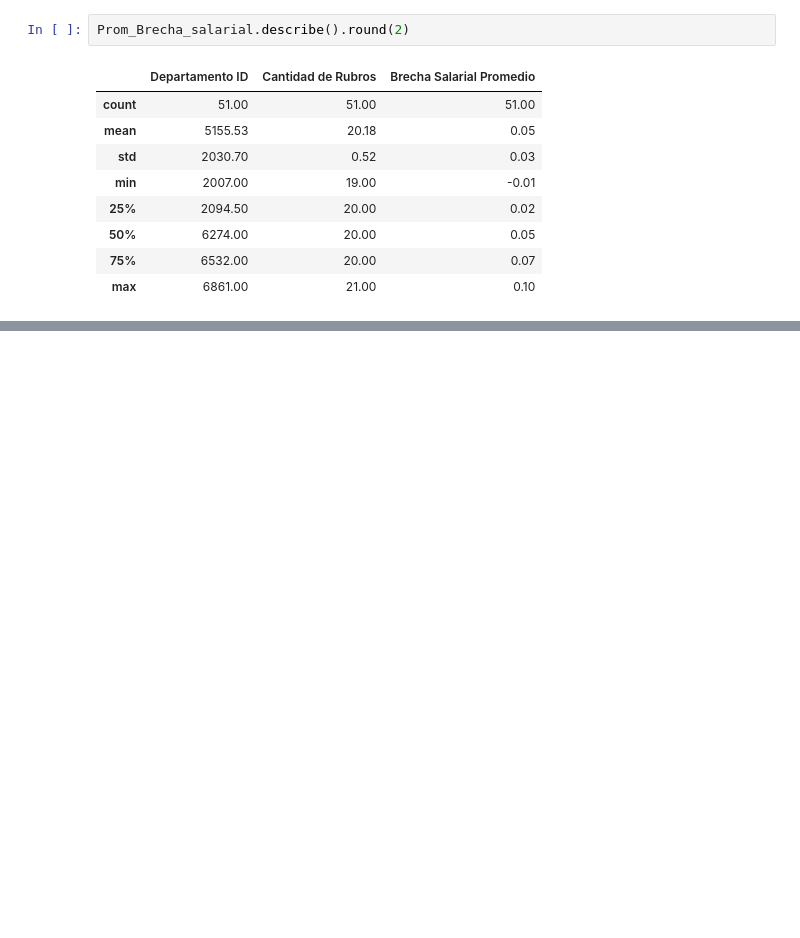
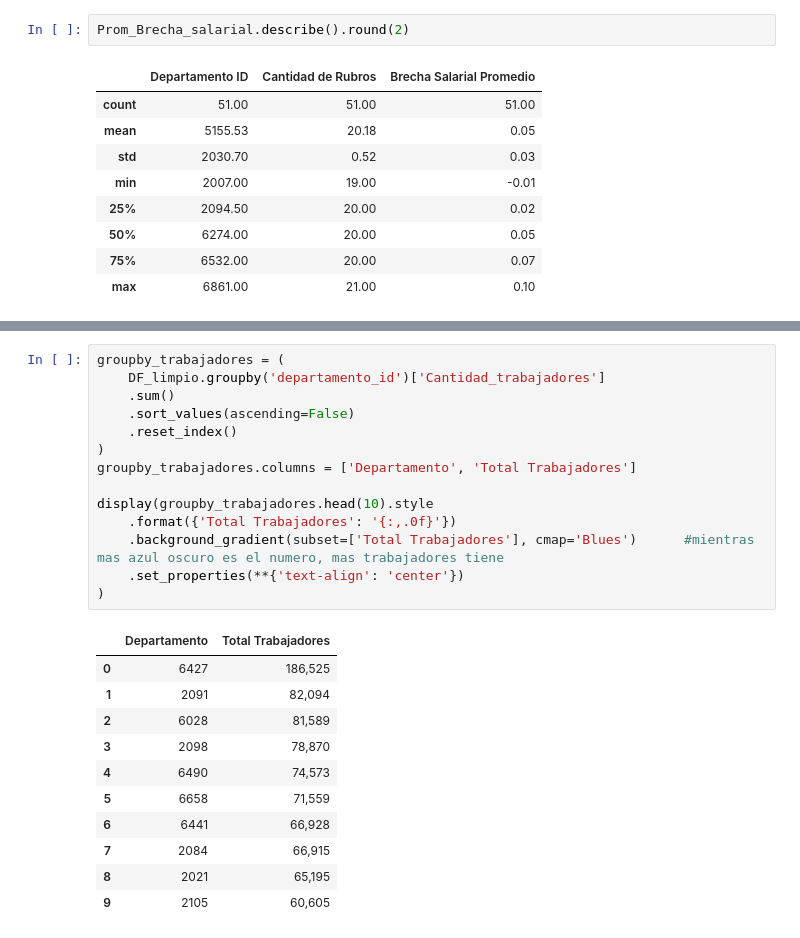
Before and after one commit to tost1n/Tp-laboratorio, a Jupyter notebook: Tp.ipynb, the cells around one changed output, grey strips where cells are left out. Drawn from its saved outputs; the diff is of its cells as text; blank space fills up the shorter version.

```diff
--- a/Tp.ipynb
+++ b/Tp.ipynb
@@ -740,0 +750,26 @@ Prom_Brecha_salarial.describe().round(2)
+# %%
+groupby_trabajadores = (
+    DF_limpio.groupby('departamento_id')['Cantidad_trabajadores']
+    .sum()
+    .sort_values(ascending=False)
+    .reset_index()
+)
+groupby_trabajadores.columns = ['Departamento', 'Total Trabajadores']
+
+display(groupby_trabajadores.head(10).style
+    .format({'Total Trabajadores': '{:,.0f}'})
+    .background_gradient(subset=['Total Trabajadores'], cmap='Blues')      #mientras mas azul oscuro es el numero, mas trabajadores tiene
+    .set_properties(**{'text-align': 'center'})
+)
+# %% [output]
+|  | Departamento | Total Trabajadores |
+| 0 | 6427 | 186,525 |
+| 1 | 2091 | 82,094 |
+| 2 | 6028 | 81,589 |
+| 3 | 2098 | 78,870 |
+| 4 | 6490 | 74,573 |
+| 5 | 6658 | 71,559 |
+| 6 | 6441 | 66,928 |
+| 7 | 2084 | 66,915 |
+| 8 | 2021 | 65,195 |
+| 9 | 2105 | 60,605 |
```
Also changed, not shown: parts of 4 cells of this notebook.
